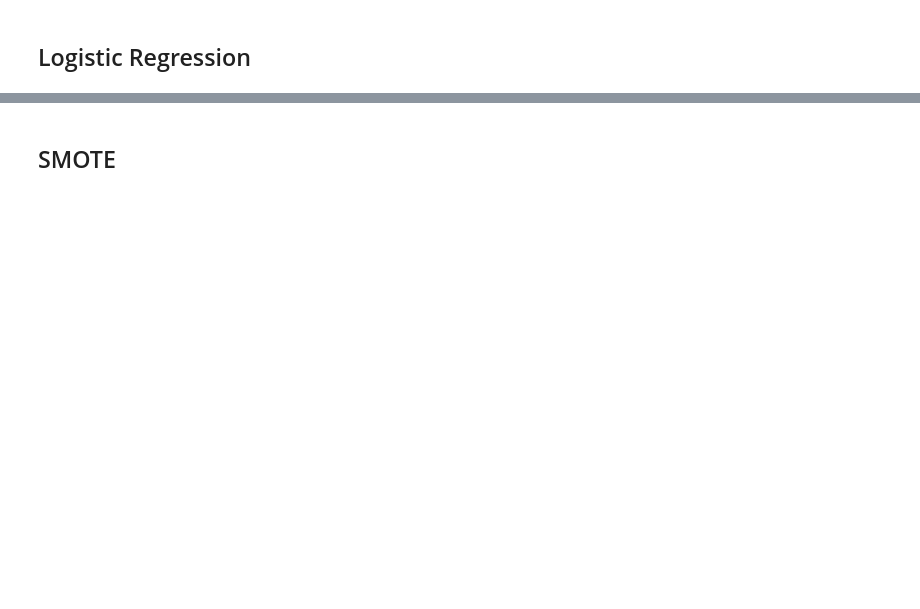
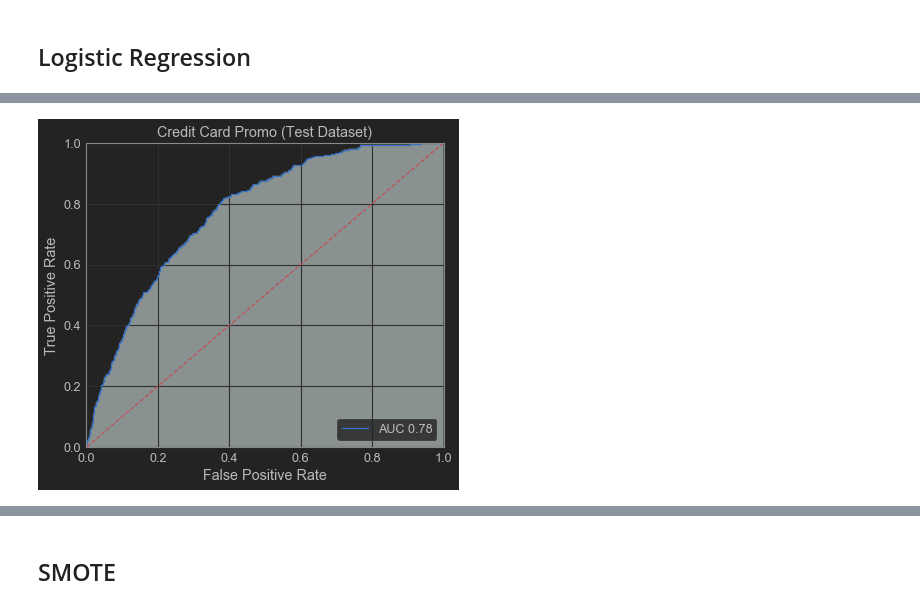
Before and after one commit to x-conx/Purwadhika_Projct_Finale, a Jupyter notebook: CreditCard Acceptance - Model Optimisation.ipynb, the cells around one changed output, grey strips where cells are left out. Cells and saved outputs as stored; diff of their text form; code cells hidden in the pictures; blank space fills up the shorter version.

```diff
--- a/CreditCard Acceptance - Model Optimisation.ipynb
+++ b/CreditCard Acceptance - Model Optimisation.ipynb
@@ -137,2 +164,9 @@ X_train, X_test, y_train, y_test = train_test_split(X, y, test_size=0.3, random_
 # %% [markdown]
 ## Logistic Regression
+# %%
+log = LogisticRegression(penalty='none',class_weight='balanced',multi_class='multinomial',solver='newton-cg')
+log.fit(X_train,y_train)
+prediction = log.predict(X_test)
+predx1 = log.predict_proba(X_test)
+print(classification_report(y_test,prediction))
+print(confusion_matrix(y_test,prediction))
@@ -138,0 +209,17 @@ X_train, X_test, y_train, y_test = train_test_split(X, y, test_size=0.3, random_
+# %%
+probpred1 = predx1[:,1]
+fpr1, tpr1, threshold1 = roc_curve(y_test, probpred1)
+roc_auc1 = auc(fpr1, tpr1)
+# %%
+plt.title('Credit Card Promo (Test Dataset)')
+plt.plot(fpr1, tpr1, 'b', label = 'AUC {}'.format(round(roc_auc1,2)))
+plt.legend(loc='lower right') # posisi legend
+plt.plot([1,0], [1,0], 'r--') # buat garis lurus dari kiri bawah, ke kanan atas
+plt.xlim([0,1]) # sumbu x minimal di 0 maksimal di 1
+plt.ylim([0,1]) # sumbu y minimal di 0 maksimal di 1
+plt.ylabel('True Positive Rate')
+plt.xlabel('False Positive Rate')
+plt.fill_between(fpr1, tpr1, 0, facecolor='azure',alpha=0.5)
+plt.show()
+# %% [output]
+[figure, added]
```
Also changed, not shown: parts of 104 cells of this notebook.
